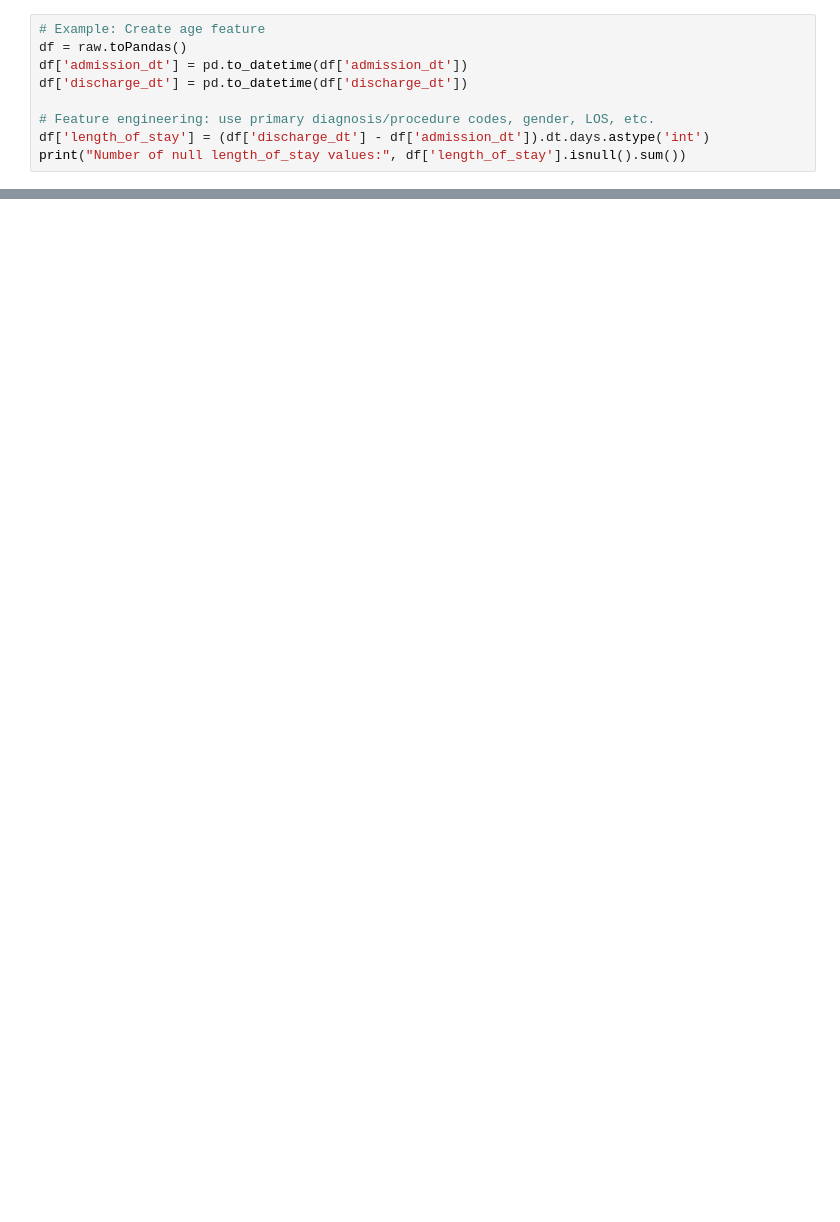
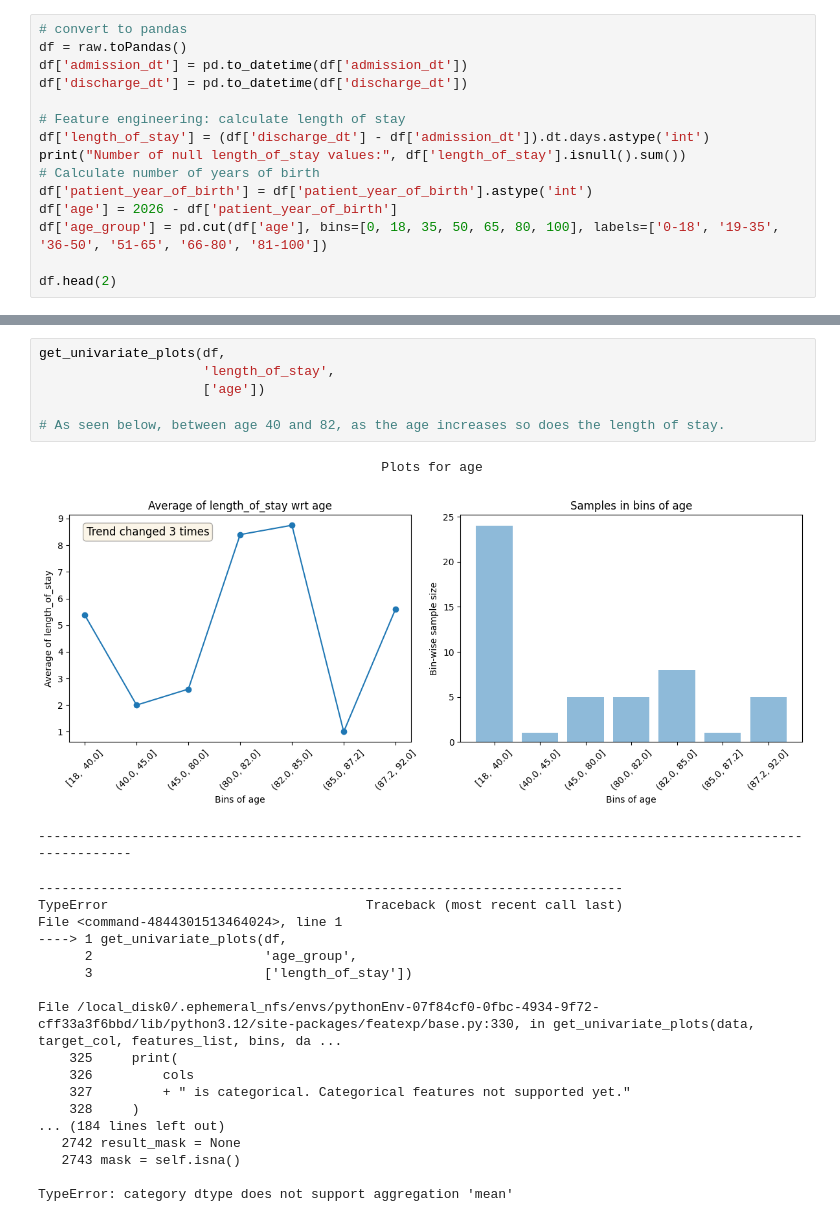
Before and after one commit to garimajain-nitk/ds, a Jupyter notebook: EDA_los_paidamt.ipynb, the cells around one changed output, grey strips where cells are left out. Saved outputs shown, nothing was run; the diff lists cells and outputs as text; blank space fills up the shorter version.

```diff
--- a/EDA_los_paidamt.ipynb
+++ b/EDA_los_paidamt.ipynb
@@ -30,9 +48,15 @@ display(raw)
 # %%
-# Example: Create age feature
+# convert to pandas
 df = raw.toPandas()
 df['admission_dt'] = pd.to_datetime(df['admission_dt'])
 df['discharge_dt'] = pd.to_datetime(df['discharge_dt'])
 
-# Feature engineering: use primary diagnosis/procedure codes, gender, LOS, etc.
+# Feature engineering: calculate length of stay
 df['length_of_stay'] = (df['discharge_dt'] - df['admission_dt']).dt.days.astype('int')
 print("Number of null length_of_stay values:", df['length_of_stay'].isnull().sum())
+# Calculate number of years of birth
+df['patient_year_of_birth'] = df['patient_year_of_birth'].astype('int')
+df['age'] = 2026 - df['patient_year_of_birth']
+df['age_group'] = pd.cut(df['age'], bins=[0, 18, 35, 50, 65, 80, 100], labels=['0-18', '19-35', '36-50', '51-65', '66-80', '81-100'])
+
+df.head(2)
@@ -46,0 +98,27 @@ get_univariate_plots(df,
+# %%
+get_univariate_plots(df,
+                     'length_of_stay',
+                     ['age'])
+
+# As seen below, between age 40 and 82, as the age increases so does the length of stay.
+# %% [output]
+                                            Plots for age
+[figure, added]
+--------------------------------------------------------------------------------------------------------------
+---------------------------------------------------------------------------
+TypeError                                 Traceback (most recent call last)
+File <command-4844301513464024>, line 1
+----> 1 get_univariate_plots(df,
+      2                      'age_group',
+      3                      ['length_of_stay'])
+
+File /local_disk0/.ephemeral_nfs/envs/pythonEnv-07f84cf0-0fbc-4934-9f72-cff33a3f6bbd/lib/python3.12/site-packages/featexp/base.py:330, in get_univariate_plots(data, target_col, features_list, bins, da ...
+    325     print(
+    326         cols
+    327         + " is categorical. Categorical features not supported yet."
+    328     )
+... (184 lines left out)
+   2742 result_mask = None
+   2743 mask = self.isna()
+
+TypeError: category dtype does not support aggregation 'mean'
```
Also changed, not shown: parts of 5 cells of this notebook.
